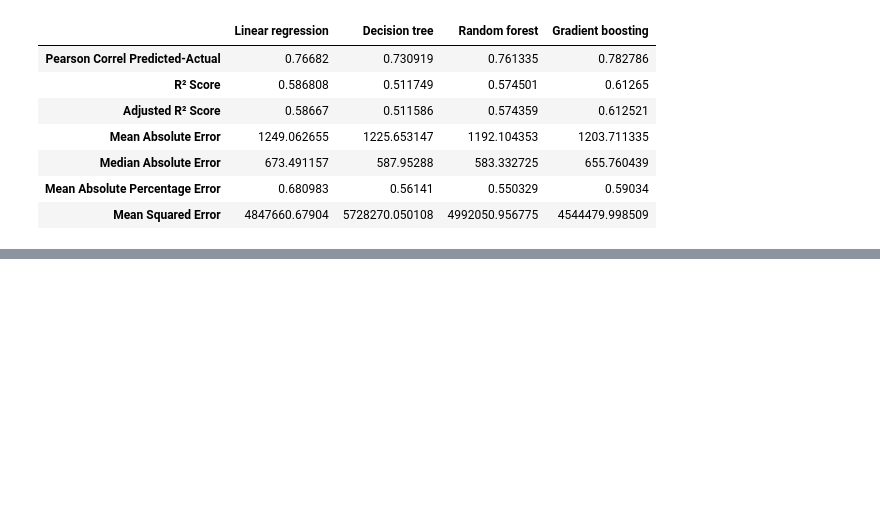
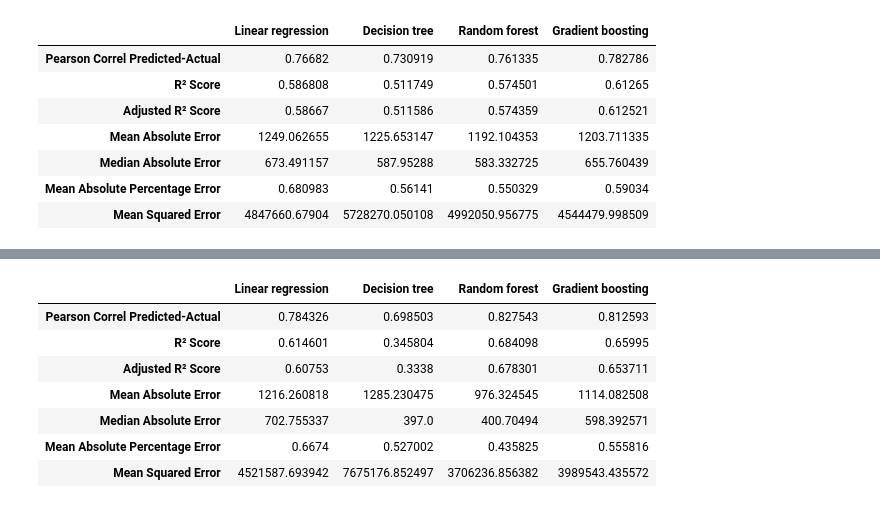
Before and after one commit to cryptogazzetta/Arte, a Jupyter notebook: analysis/saatchi_explore_artworks.ipynb, the cells around one changed output, grey strips where cells are left out. Saved outputs shown, nothing was run; the diff lists cells and outputs as text; code cells hidden in the pictures; blank space fills up the shorter version.

```diff
--- a/analysis/saatchi_explore_artworks.ipynb
+++ b/analysis/saatchi_explore_artworks.ipynb
@@ -358,0 +361,13 @@ models_df
+# %%
+## MODEL WITH DUMMIES FOR SEGMENTS (STYLES, MEDIUMS, MATERIALS AND SUBJECTS)
+
+dummies_for_all_segments = get_dummies_for_all_segments(artworks)
+
+# apply models to dummies_for_all_segments
+x = dummies_for_all_segments.drop(columns=['Price (US$)', 'Price (US$/in²)', 'Country', 'Favorite', 'Url', 'Title', 'Original Created'])
+y = dummies_for_all_segments['Price (US$)']
+
+models_output = get_all_models(x.values, y)
+models_df = models_output[0]
+models = models_output[1]
+models_df
@@ -455,34 +438,24 @@ descritive_df
 segment_models_df
 # %%
 ## MODEL FOR SIZE, STYLES, MEDIUMS, MATERIALS AND SUBJECTS
-
-dummies_for_all_segments = pd.DataFrame()
-
-# get one df with dummies for styles, mediums, materials and subjects
-for column_name in ['Styles', 'Mediums', 'Materials', 'Subjects']:
-    column = artworks_data[column_name]
-    occurrences_threshold = 200
-    filtered_artworks_data, all_segments_df, segments_dfs = segment_and_clean_data(artworks_data, column_name, occurrences_threshold)
-    dummies_for_segment = prepare_dataframe_dummies(artworks_data, column_name, segments_dfs).drop(columns=['Price (US$)'])
-    # concat dummies_for_segment to dummies_for_all_segments
-    dummies_for_all_segments = pd.concat([dummies_for_all_segments, dummies_for_segment], axis=1)
-
-
-dummies_for_all_segments.drop(columns=['Styles', 'Mediums', 'Materials', 'Subjects'], inplace=True)
-
-# add price, size, country
-columns_to_add = ['Size (in²)', 'Price (US$)', 'Price (US$/in²)', 'Country', 'Favorite', 'Url', 'Title', 'Artist Produced Limited Edition Of', 'Original Created']
-for column_name in columns_to_add:
-    dummies_for_all_segments[column_name] = artworks_data[column_name]
 
 # apply models to dummies_for_all_segments
 x = dummies_for_all_segments.drop(columns=['Price (US$)', 'Price (US$/in²)', 'Country', 'Favorite', 'Url', 'Title', 'Artist Produced Limited Edition Of', 'Original Created'])
 y = dummies_for_all_segments['Price (US$)']
 
 models_output = get_all_models(x.values, y)
 models_df = models_output[0]
 models = models_output[1]
 models_df
+# %% [output]
+|  | Linear regression | Decision tree | Random forest | Gradient boosting |
+| Pearson Correl Predicted-Actual | 0.784326 | 0.698503 | 0.827543 | 0.812593 |
+| R² Score | 0.614601 | 0.345804 | 0.684098 | 0.65995 |
+| Adjusted R² Score | 0.60753 | 0.3338 | 0.678301 | 0.653711 |
+| Mean Absolute Error | 1216.260818 | 1285.230475 | 976.324545 | 1114.082508 |
+| Median Absolute Error | 702.755337 | 397.0 | 400.70494 | 598.392571 |
+| Mean Absolute Percentage Error | 0.6674 | 0.527002 | 0.435825 | 0.555816 |
+| Mean Squared Error | 4521587.693942 | 7675176.852497 | 3706236.856382 | 3989543.435572 |
 # %%
 # CORRELATION MATRIX BETWEEN DUMMIES
 
```
Also changed, not shown: parts of 6 cells of this notebook.
